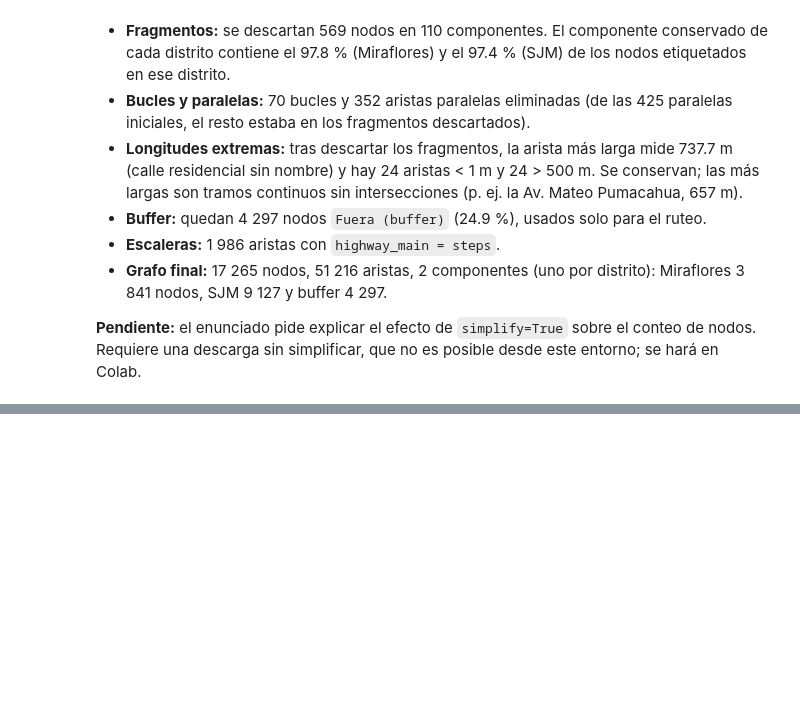
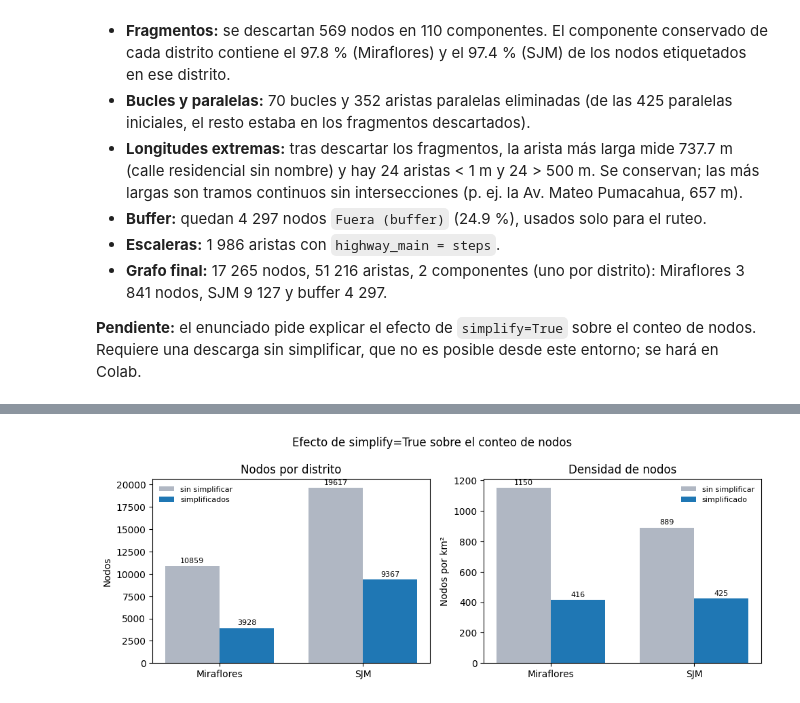
Before and after one commit to lvanCR/lima-walkability-accessibility, a Jupyter notebook: notebooks/01_descarga_y_limpieza.ipynb, the cells around one changed output, grey strips where cells are left out. Cells and saved outputs as stored; diff of their text form; code cells hidden in the pictures; blank space fills up the shorter version.

Commit message:
feat: efecto de simplify=True medido con descarga sin simplificar

```diff
--- a/notebooks/01_descarga_y_limpieza.ipynb
+++ b/notebooks/01_descarga_y_limpieza.ipynb
@@ -643,0 +652,9 @@ print([f"{p.name}: {p.stat().st_size/1e6:.1f} MB" for p in (ruta_clean, ruta_gpk
+# %%
+import json
+comp = json.loads((cfg.DATA_RAW / "simplify_comparacion.json").read_text(encoding="utf-8"))
+print("Descarga de la comparación:", comp["fecha_descarga"], "| osmnx", comp["versiones"]["osmnx"])
+
+tabla_simp = pd.DataFrame({"sin simplificar": comp["sin_simplificar"], "simplificado": comp["simplificado"]})
+tabla_simp["cambio"] = tabla_simp["simplificado"] - tabla_simp["sin simplificar"]
+tabla_simp["cambio %"] = (tabla_simp["cambio"] / tabla_simp["sin simplificar"] * 100).round(1)
+tabla_simp.round(2)
@@ -643,0 +676,15 @@ print([f"{p.name}: {p.stat().st_size/1e6:.1f} MB" for p in (ruta_clean, ruta_gpk
+# %%
+limites_a = gpd.read_file(cfg.DATA_RAW / "limites_distritos.gpkg").to_crs(cfg.CRS_METRIC)
+area = limites_a.set_index("distrito").geometry.area / 1e6
+nd = pd.DataFrame(comp["nodos_por_distrito"]).rename(columns={"sin_simplificar": "nodos sin simplificar", "simplificado": "nodos simplificados"})
+nd["% eliminado"] = ((1 - nd["nodos simplificados"] / nd["nodos sin simplificar"]) * 100).round(1)
+print("Nodos por zona:")
+print(nd.loc[cfg.DISTRICT_LABELS + ["Fuera (buffer)"]].to_string())
+
+dens = pd.DataFrame({
+    "nodos / km² sin simplificar": nd.loc[cfg.DISTRICT_LABELS, "nodos sin simplificar"] / area.loc[cfg.DISTRICT_LABELS],
+    "nodos / km² simplificado": nd.loc[cfg.DISTRICT_LABELS, "nodos simplificados"] / area.loc[cfg.DISTRICT_LABELS],
+}).round(0)
+dens.loc["razón Miraflores / SJM"] = (dens.loc["Miraflores"] / dens.loc["San Juan de Miraflores"]).round(2)
+print("\nDensidad de nodos:")
+dens
@@ -643,0 +703,22 @@ print([f"{p.name}: {p.stat().st_size/1e6:.1f} MB" for p in (ruta_clean, ruta_gpk
+# %%
+from src import mapas
+
+fig, axs = plt.subplots(1, 2, figsize=(10, 3.8))
+x = np.arange(len(cfg.DISTRICT_LABELS))
+for ax, (titulo, cols, ylab) in zip(axs, [
+    ("Nodos por distrito", ["nodos sin simplificar", "nodos simplificados"], "Nodos"),
+    ("Densidad de nodos", ["nodos / km² sin simplificar", "nodos / km² simplificado"], "Nodos por km²"),
+]):
+    base = nd.loc[cfg.DISTRICT_LABELS] if "Nodos por" in titulo else dens.loc[cfg.DISTRICT_LABELS]
+    for k, (c, color) in enumerate(zip(cols, ["#b0b7c3", "#1f77b4"])):
+        b = ax.bar(x + (k - 0.5) * 0.38, base[c].to_numpy(), 0.38, color=color, label=c.replace("nodos / km² ", "").replace("nodos ", ""))
+        ax.bar_label(b, fmt="%.0f", fontsize=8, padding=2)
+    ax.set_xticks(x, ["Miraflores", "SJM"])
+    ax.set(title=titulo, ylabel=ylab)
+    ax.legend(frameon=False, fontsize=8)
+fig.suptitle("Efecto de simplify=True sobre el conteo de nodos")
+fig.tight_layout()
+mapas.guardar(fig, cfg.FIG_PLOTS / "hito1_10_efecto_simplify.png")
+plt.show()
+# %% [output]
+[figure, added]
```
Also changed, not shown: parts of 5 cells of this notebook, 6 other files.
